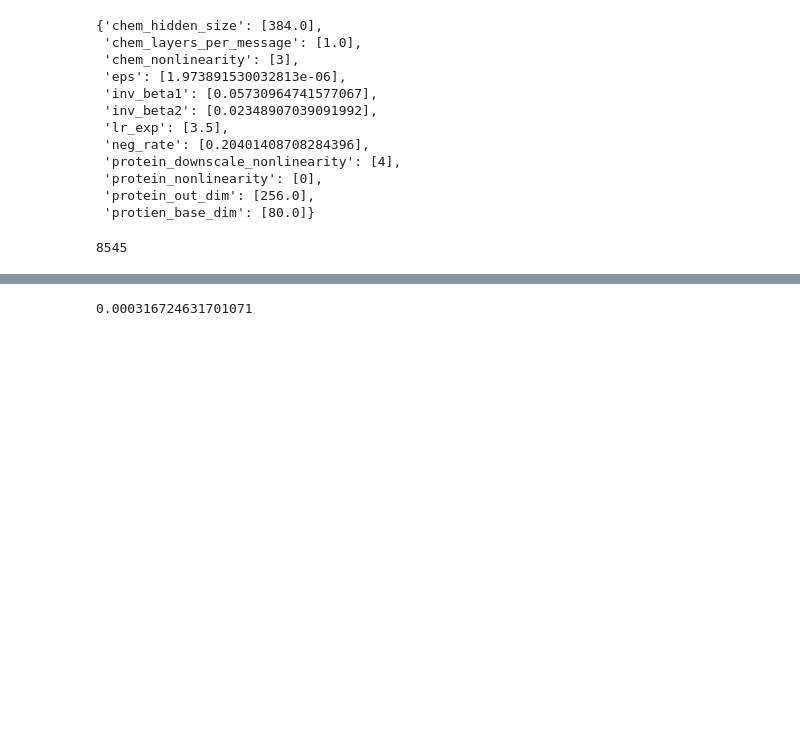
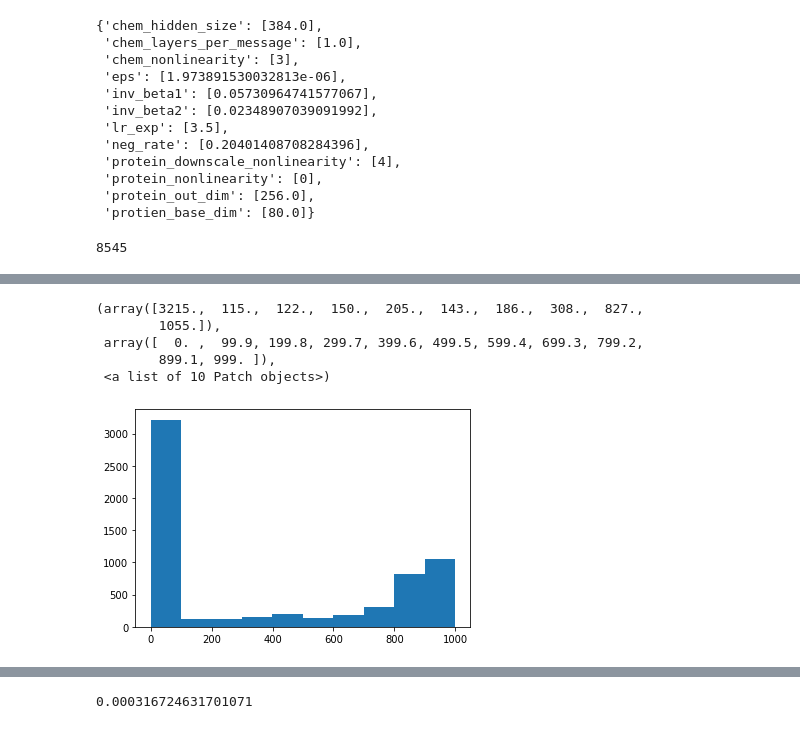
Before and after one commit to BryceEakin/COVID, a Jupyter notebook: Model Prototyping.ipynb, the cells around one changed output, grey strips where cells are left out. Saved outputs shown, nothing was run; the diff lists cells and outputs as text; code cells hidden in the pictures; blank space fills up the shorter version.

```diff
--- a/Model Prototyping.ipynb
+++ b/Model Prototyping.ipynb
@@ -907,0 +1014,11 @@ with gzip.open('./training_state/hyperopt_8e8686b1f1bf__state.pkl.gz', 'rb') as
+# %%
+config = CovidTrainingConfiguration()
+for key, val in params.items():
+        if not hasattr(config, key):
+            print(f"No parameter {key} -- skipping")
+            continue
+
+        if isinstance(getattr(config, key), int):
+            setattr(config, key, int(val))
+        else:
+            setattr(config, key, val)
@@ -907,0 +1064,2 @@ with gzip.open('./training_state/hyperopt_8e8686b1f1bf__state.pkl.gz', 'rb') as
+# %%
+train_dl, val_dl = _create_dataloaders(config, 1.0)
@@ -907,0 +1075,9 @@ with gzip.open('./training_state/hyperopt_8e8686b1f1bf__state.pkl.gz', 'rb') as
+# %%
+plt.hist(train_dl.dataset.datasets[0].all_data.groupby('item_id_a')['inhibition'].mean().sort_values())
+# %% [output]
+(array([3215.,  115.,  122.,  150.,  205.,  143.,  186.,  308.,  827.,
+        1055.]),
+ array([  0. ,  99.9, 199.8, 299.7, 399.6, 499.5, 599.4, 699.3, 799.2,
+        899.1, 999. ]),
+ <a list of 10 Patch objects>)
+[figure, added]
```
Also changed, not shown: parts of 40 cells of this notebook, 5 other files.
